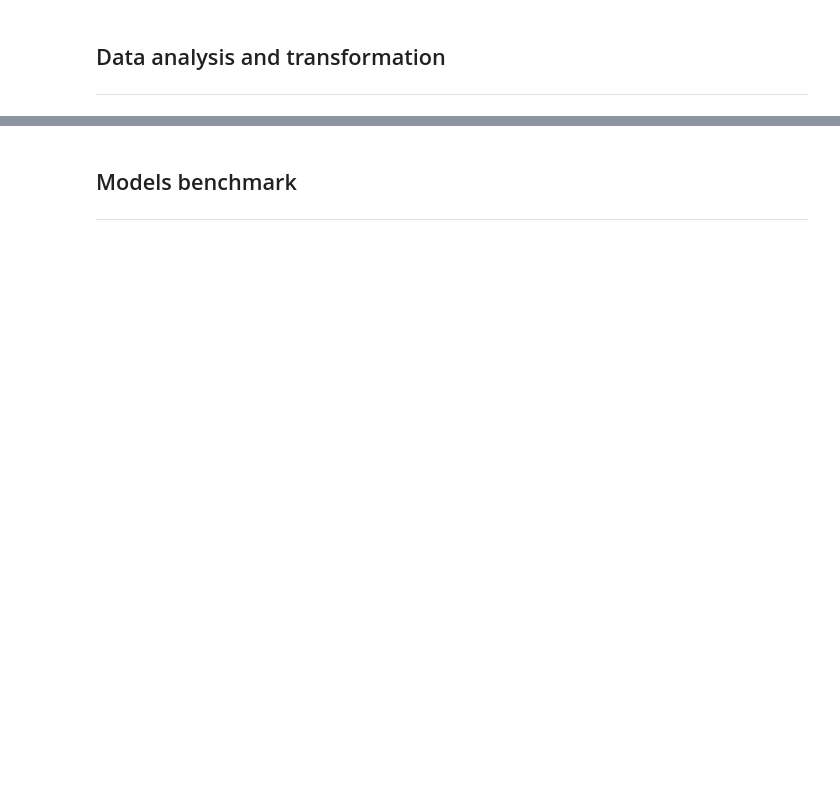
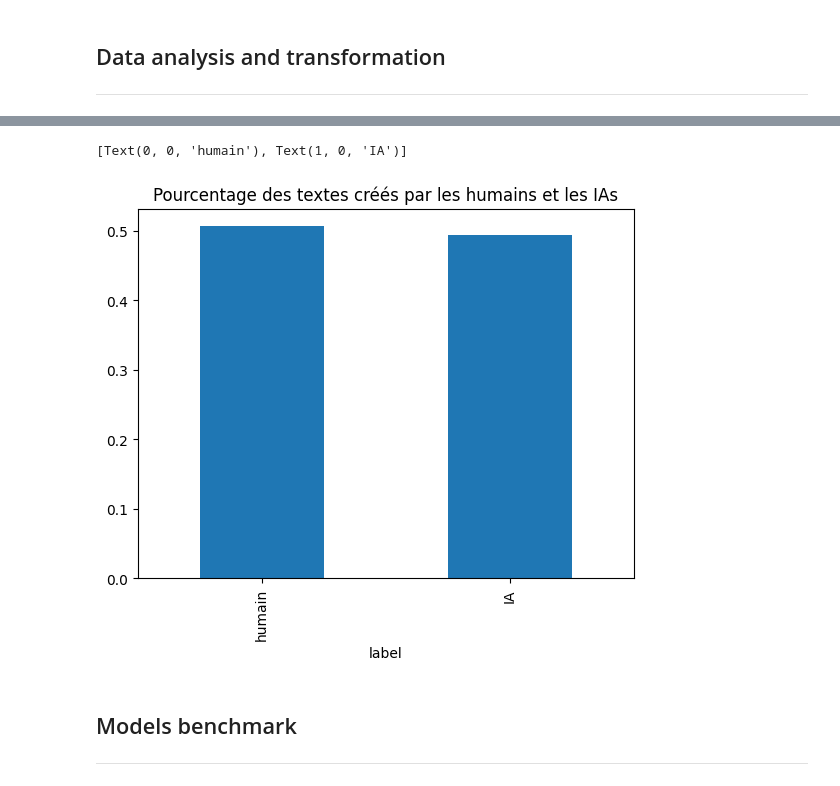
Before and after one commit to DjDonPablo/IA-DATA-HACK, a Jupyter notebook: final_notebook.ipynb, the cells around one changed output, grey strips where cells are left out. Saved outputs shown, nothing was run; the diff lists cells and outputs as text; code cells hidden in the pictures; blank space fills up the shorter version.

```diff
--- a/final_notebook.ipynb
+++ b/final_notebook.ipynb
@@ -173,3 +169,8 @@ pd.Series(lenrepdf2hum).value_counts().sort_index().plot(kind="bar", title= "Lon
+# %%
+df.value_counts("label", normalize=True).plot(kind="bar", title= "Pourcentage des textes créés par les humains et les IAs").set_xticklabels(('humain', 'IA'))
+# %% [output]
+[Text(0, 0, 'humain'), Text(1, 0, 'IA')]
+[figure, added]
 # %% [markdown]
 ## Models benchmark
 ---
```
Also changed, not shown: parts of 37 cells of this notebook, 2 other files.
